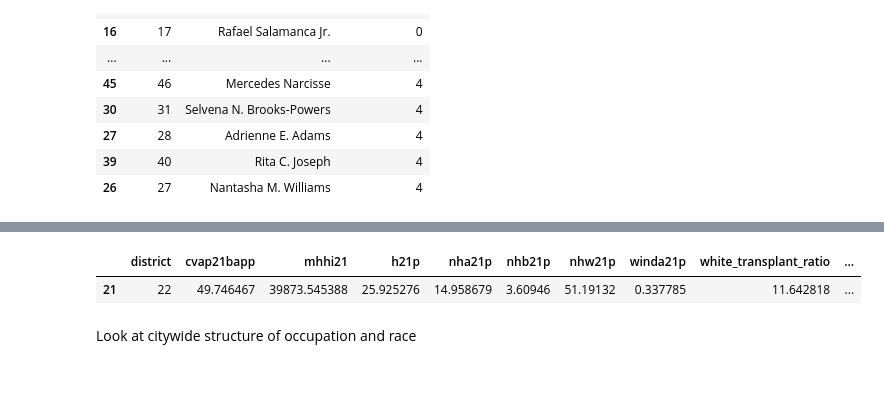
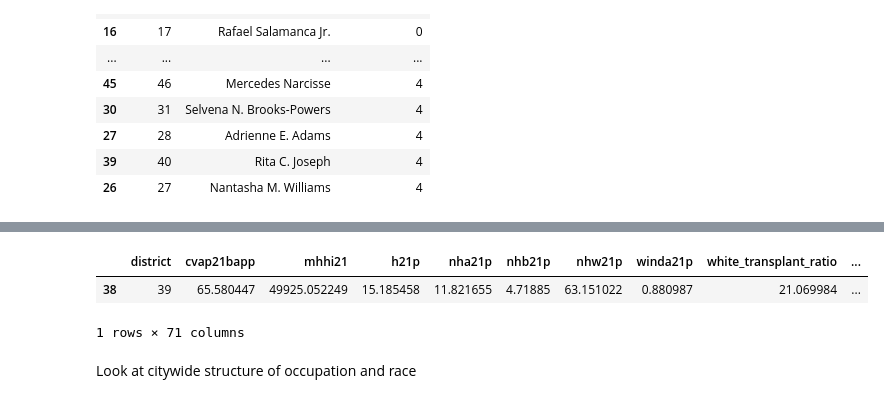
Before and after one commit to SamTGoodson/member_chapters, a Jupyter notebook: notebooks/city_wide.ipynb, the cells around one changed output, grey strips where cells are left out. Saved outputs shown, nothing was run; the diff lists cells and outputs as text; code cells hidden in the pictures.

```diff
--- a/notebooks/city_wide.ipynb
+++ b/notebooks/city_wide.ipynb
@@ -65,17 +57,24 @@ Index(['Precinct', 'vote', 'total_vote_precinct', 'vote_share', 'ed_name',
+# %%
+full_results_winner = full_results[full_results['winner'] == True]
+full_results_winner = full_results_winner.merge(ae[['ElectDist','bang21p','ind21p']], left_on='ed_name',right_on='ElectDist')
+full_results_winner = full_results_winner.merge(occ_df, left_on='ElectDist',right_on='ElectDist')
 # %%
-key_demo_cols = [ 'district', 'cvap21bapp', 'mhhi21','h21p', 'nha21p', 'nhb21p', 'nhw21p','winda21p', 'white_transplant_ratio']
+key_demo_cols = [ 'district', 'cvap21bapp', 'mhhi21','h21p', 'nha21p', 'nhb21p', 'nhw21p','winda21p', 'white_transplant_ratio','bang21p', 'ind21p'] + wp_cols
 full__results_key_demo = full_results_winner[key_demo_cols]
 ag = full__results_key_demo.groupby('district').agg('mean').reset_index()
 # %%
-demographic_cols = ['cvap21bapp', 'mhhi21', 'h21p', 'nha21p', 'nhb21p', 'nhw21p','winda21p', 'white_transplant_ratio']
+demographic_cols = ['cvap21bapp', 'mhhi21', 'h21p', 'nha21p', 'nhb21p', 'nhw21p','winda21p', 'white_transplant_ratio','bang21p', 'ind21p'] + wp_cols
 # %%
 for col in demographic_cols:
     ag[col + '_quintile'] = pd.qcut(ag[col], 5, labels=False) + 1
+# %%
+pd.set_option('display.max_columns', None)
 # %%
-ag[ag['district'] == 22]
+ag[ag['district'] == 39]
 # %% [output]
 |  | district | cvap21bapp | mhhi21 | h21p | nha21p | nhb21p | nhw21p | winda21p | white_transplant_ratio | ... |
-| 21 | 22 | 49.746467 | 39873.545388 | 25.925276 | 14.958679 | 3.60946 | 51.19132 | 0.337785 | 11.642818 | ... |
+| 38 | 39 | 65.580447 | 49925.052249 | 15.185458 | 11.821655 | 4.71885 | 63.151022 | 0.880987 | 21.069984 | ... |
+1 rows × 71 columns
 # %% [markdown]
 Look at citywide structure of occupation and race
 # %%
```
Also changed, not shown: parts of 51 cells of this notebook, 10 other files.
